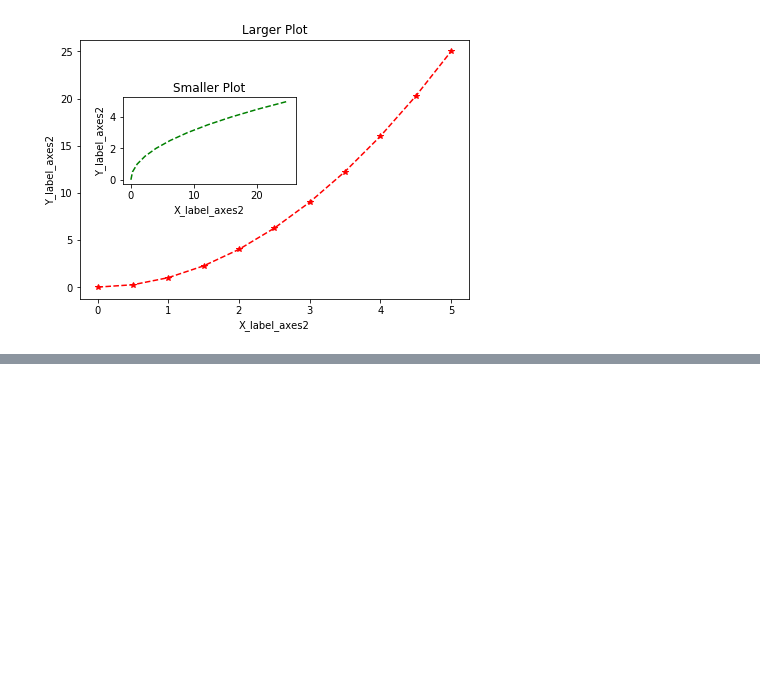
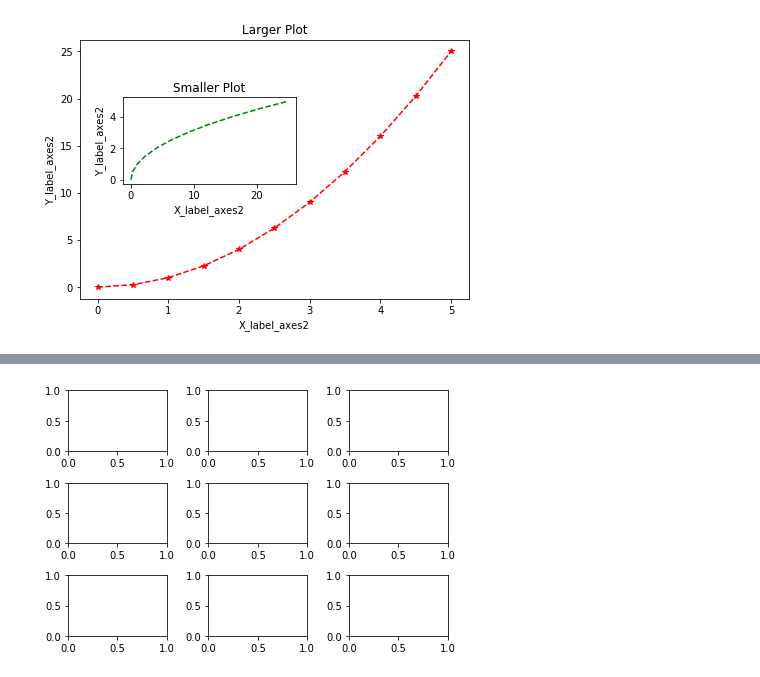
Before and after one commit to AnmolTomer/ml_bootcamp_udemy, a Jupyter notebook: 08. Data Visualization - Matplotlib/8.1 intro_to_matplotlib.ipynb, the cells around one changed output, grey strips where cells are left out. Cells and saved outputs as stored; diff of their text form; code cells hidden in the pictures; blank space fills up the shorter version.

```diff
--- a/08. Data Visualization - Matplotlib/8.1 intro_to_matplotlib.ipynb
+++ b/08. Data Visualization - Matplotlib/8.1 intro_to_matplotlib.ipynb
@@ -150,0 +176,5 @@ axes2.set_title('Smaller Plot');
+# %%
+fig, axes = plt.subplots(nrows = 3, ncols = 3)
+plt.tight_layout()# More on how to deal with overlapping later on, for now to get the fix we use following
+# %% [output]
+[figure, added]
```
Also changed, not shown: parts of 25 cells of this notebook, 2 other files.
